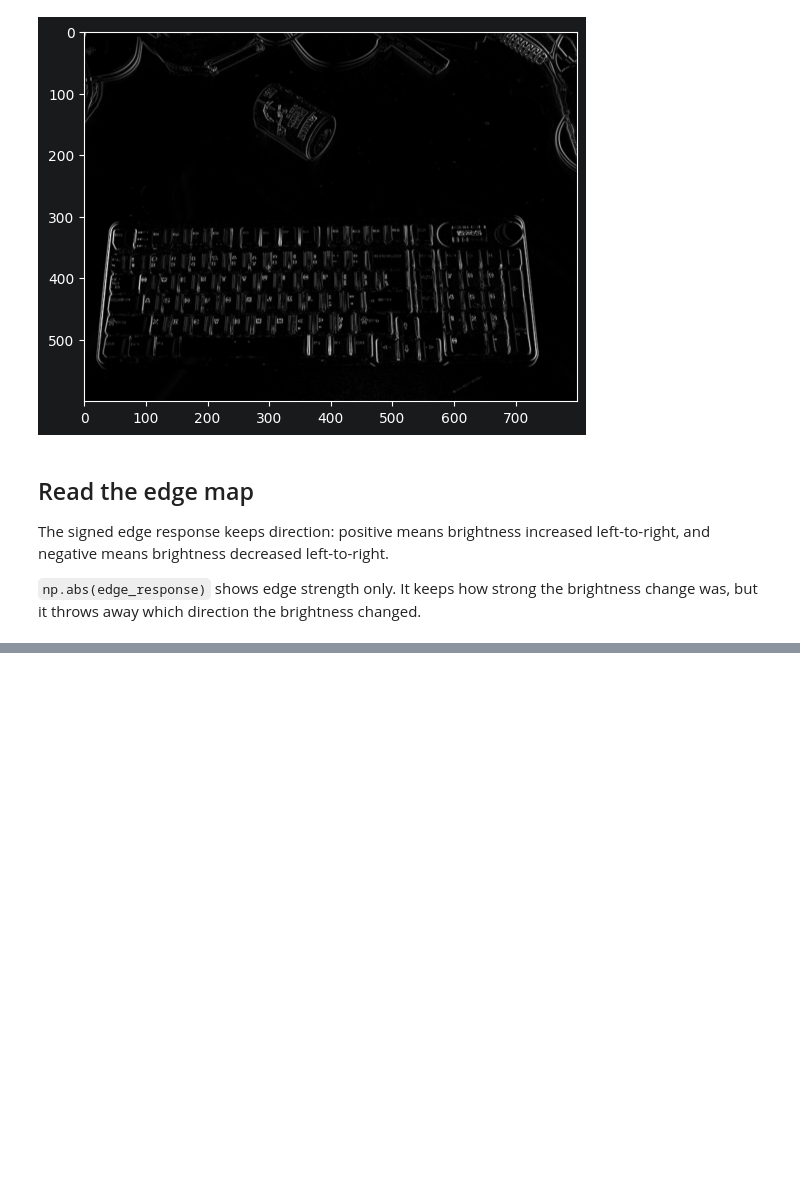
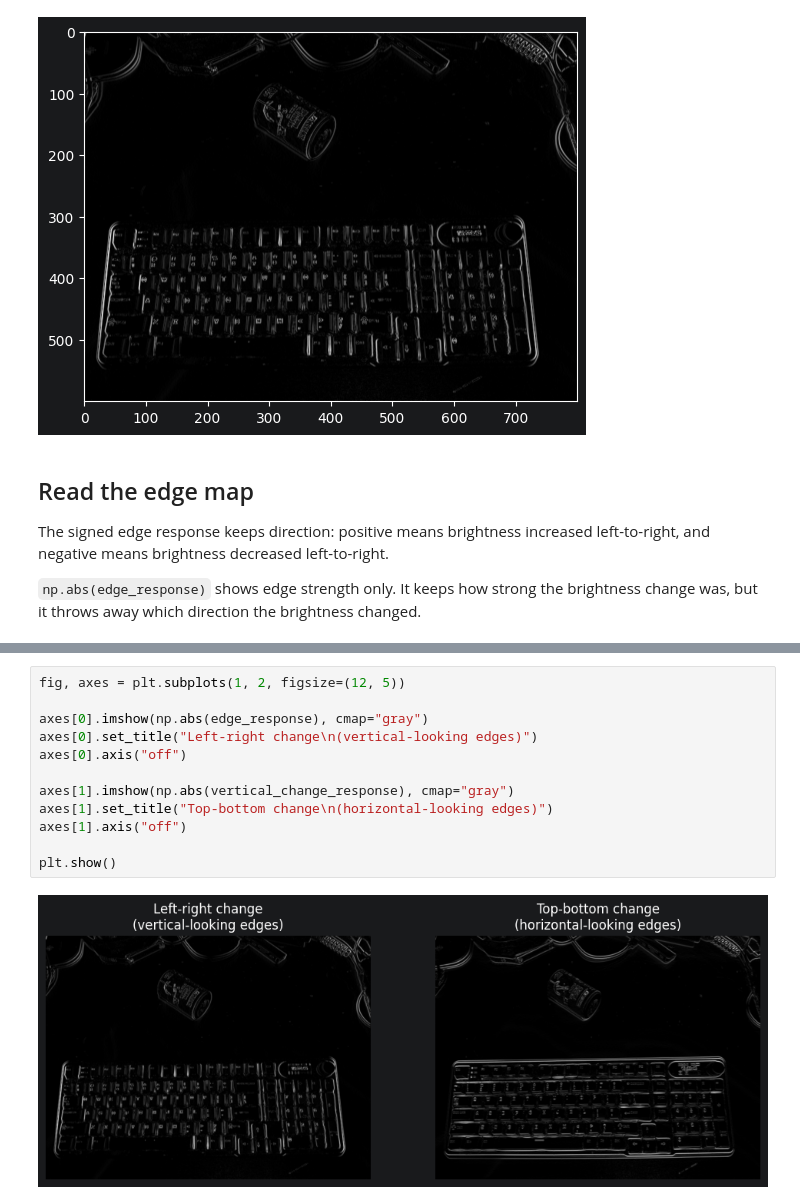
Before and after one commit to majorgilles/cnn-feature-map-lab, a Jupyter notebook: notebooks/01_manual_filters.ipynb, the cells around one changed output, grey strips where cells are left out. Saved outputs shown, nothing was run; the diff lists cells and outputs as text; blank space fills up the shorter version.

```diff
--- a/notebooks/01_manual_filters.ipynb
+++ b/notebooks/01_manual_filters.ipynb
@@ -216,0 +232,14 @@ plt.show()
+# %%
+fig, axes = plt.subplots(1, 2, figsize=(12, 5))
+
+axes[0].imshow(np.abs(edge_response), cmap="gray")
+axes[0].set_title("Left-right change\n(vertical-looking edges)")
+axes[0].axis("off")
+
+axes[1].imshow(np.abs(vertical_change_response), cmap="gray")
+axes[1].set_title("Top-bottom change\n(horizontal-looking edges)")
+axes[1].axis("off")
+
+plt.show()
+# %% [output]
+[figure, added]
```
Also changed, not shown: parts of 4 cells of this notebook.
